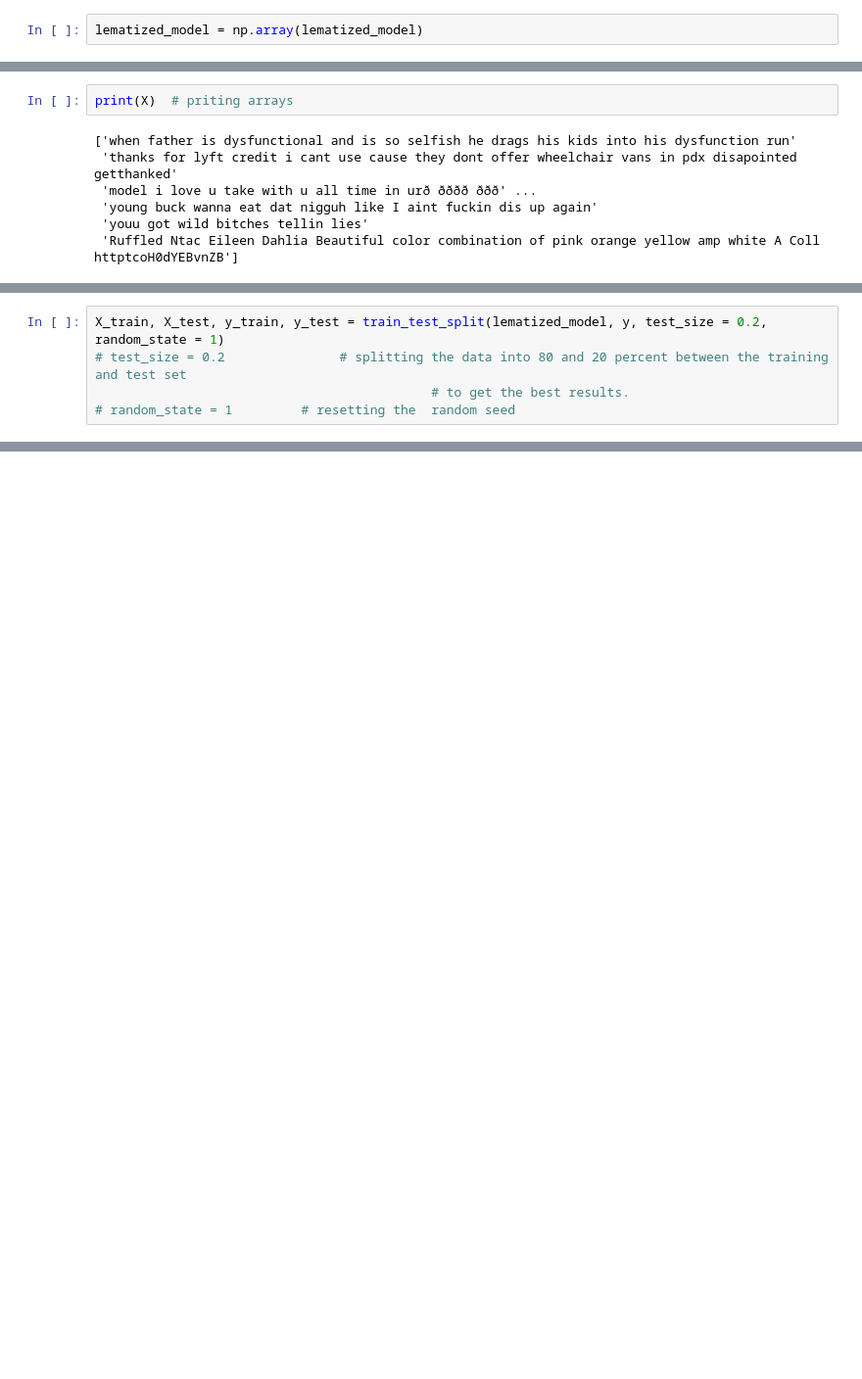
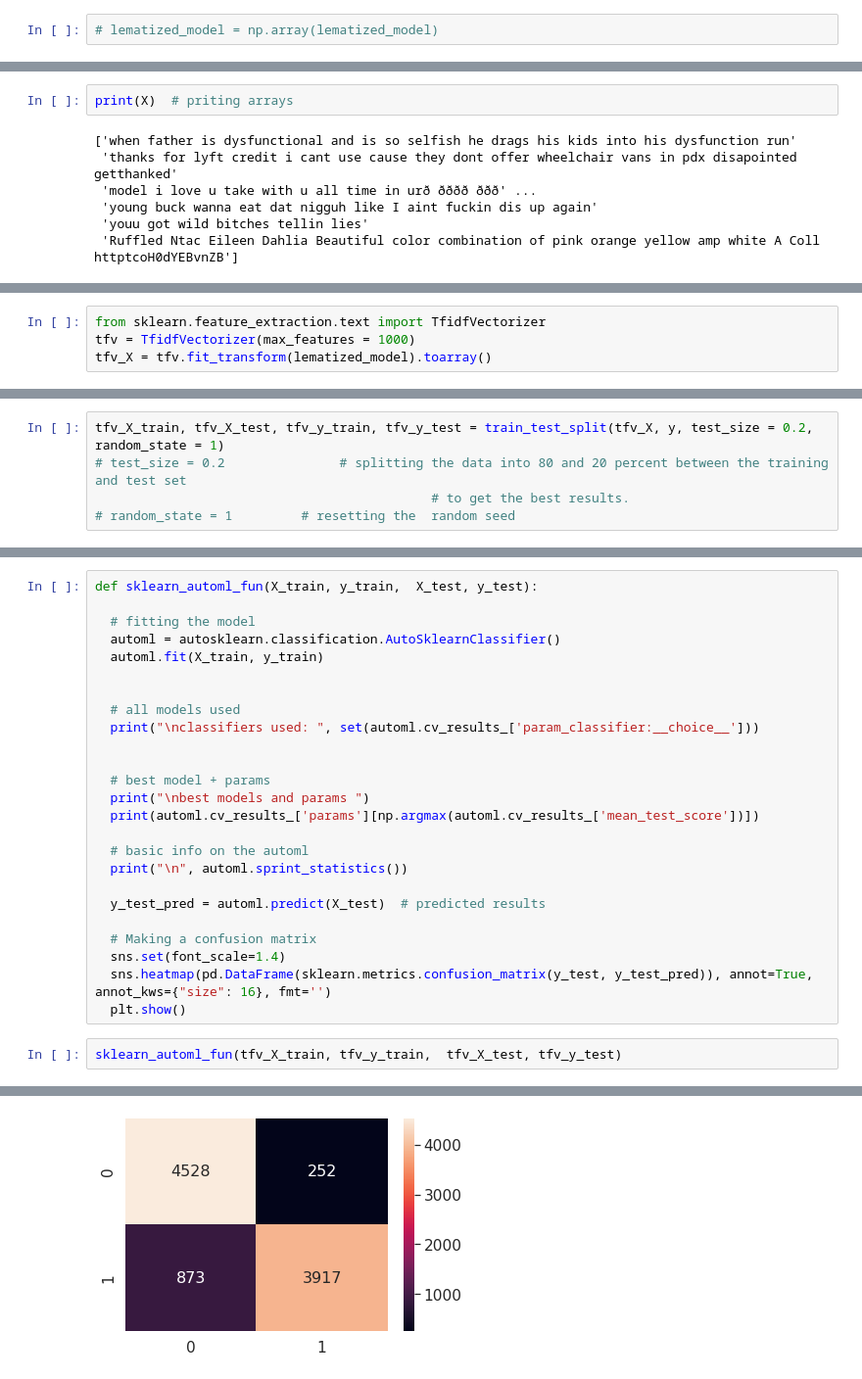
Before and after one commit to daasdemha/toxic_tweets_Prediction, a Jupyter notebook: Detecting_toxic_language.ipynb, the cells around one changed output, grey strips where cells are left out. Shown at 98% size. Cells and saved outputs as stored; diff of their text form; blank space fills up the shorter version.

```diff
--- a/Detecting_toxic_language.ipynb
+++ b/Detecting_toxic_language.ipynb
@@ -499,4 +365,4 @@ numpy.ndarray
 # %%
-lematized_model = np.array(lematized_model)
+# lematized_model = np.array(lematized_model)
 # %%
 type(lematized_model)
@@ -523 +388,5 @@ print(X)  # priting arrays
+# %%
+from sklearn.feature_extraction.text import TfidfVectorizer
+tfv = TfidfVectorizer(max_features = 1000)
+tfv_X = tfv.fit_transform(lematized_model).toarray()
 # %% [markdown]
@@ -525,5 +394,5 @@ print(X)  # priting arrays
 # %%
-X_train, X_test, y_train, y_test = train_test_split(lematized_model, y, test_size = 0.2, random_state = 1)
+tfv_X_train, tfv_X_test, tfv_y_train, tfv_y_test = train_test_split(tfv_X, y, test_size = 0.2, random_state = 1)
 # test_size = 0.2               # splitting the data into 80 and 20 percent between the training and test set
                                             # to get the best results.
 # random_state = 1         # resetting the  random seed
@@ -529,0 +408,28 @@ X_train, X_test, y_train, y_test = train_test_split(lematized_model, y, test_siz
+# %%
+def sklearn_automl_fun(X_train, y_train,  X_test, y_test):
+
+  # fitting the model
+  automl = autosklearn.classification.AutoSklearnClassifier()
+  automl.fit(X_train, y_train)
+
+
+  # all models used
+  print("\nclassifiers used: ", set(automl.cv_results_['param_classifier:__choice__']))
+
+
+  # best model + params
+  print("\nbest models and params ")
+  print(automl.cv_results_['params'][np.argmax(automl.cv_results_['mean_test_score'])])
+
+  # basic info on the automl
+  print("\n", automl.sprint_statistics())
+
+  y_test_pred = automl.predict(X_test)  # predicted results
+
+  # Making a confusion matrix
+  sns.set(font_scale=1.4)
+  sns.heatmap(pd.DataFrame(sklearn.metrics.confusion_matrix(y_test, y_test_pred)), annot=True, annot_kws={"size": 16}, fmt='')
+  plt.show()
+# %%
+sklearn_automl_fun(tfv_X_train, tfv_y_train,  tfv_X_test, tfv_y_test)
+# %% [output]
@@ -529,0 +450 @@ X_train, X_test, y_train, y_test = train_test_split(lematized_model, y, test_siz
+[figure, added]
```
Also changed, not shown: parts of 60 cells of this notebook.
